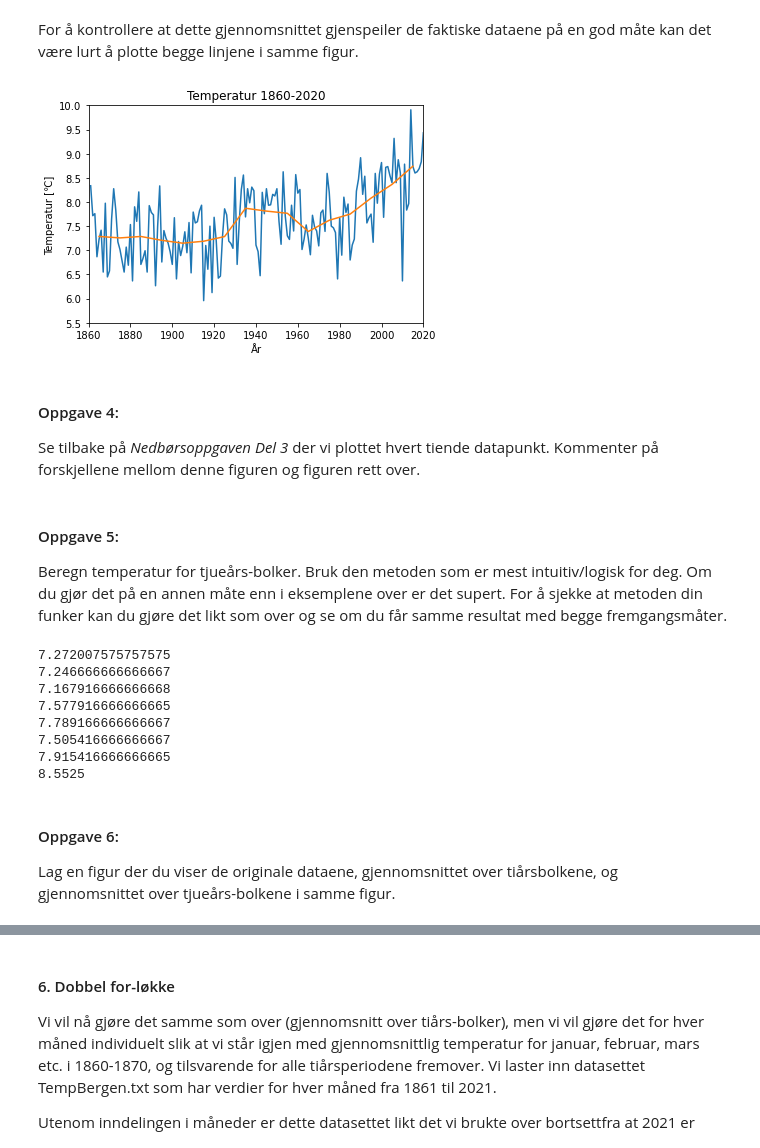
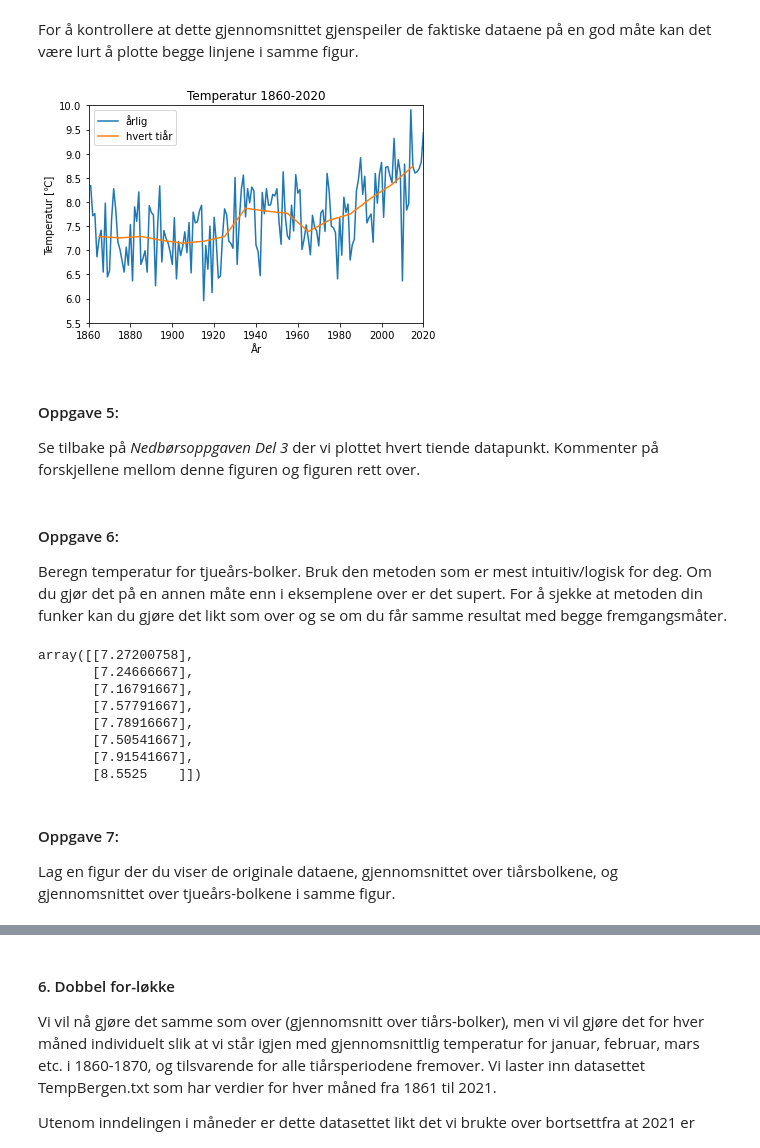
Before and after one commit to irendundas/EkteData, a Jupyter notebook: Nedbørsoppgaven_Del5_Forløkke-Løsningsforslag.ipynb, the cells around one changed output, grey strips where cells are left out. Cells and saved outputs as stored; diff of their text form; code cells hidden in the pictures.

```diff
--- a/Nedbørsoppgaven_Del5_Forløkke-Løsningsforslag.ipynb
+++ b/Nedbørsoppgaven_Del5_Forløkke-Løsningsforslag.ipynb
@@ -272,7 +276,7 @@ test=np.zeros((9,1))
 **Metode 1:**
 Indeksen til `test` er `int(i/10)=0,1,2,...,8` fordi i denne metoden er `i` selve elementene i `ind=0,10,20,...,80`.
 # %%
-for i in ind[:9]: # "i" i ind[:-8] er elementene i "ind" fra starten til
+for i in ind10[:9]: # "i" i ind[:-8] er elementene i "ind" fra starten til
                    # og IKKE med de åtte siste elementene i
                    # "ind": i=0,10,20,...,80
     test[int(i/10)]=np.nanmean(temp[i:i+10])
@@ -294,7 +298,7 @@ array([[7.2869697 ],
 **Metode 2:** Cellen under er en annen for-løkke som gir nøyaktig samme resultat. Denne metoden ligner mer på eksempelet i seksjon 3 der vi ikke skrev resultatene til en variabel.
 # %%
 for i in range(9): # range(9) = fra 0 til og IKKE med 9, i.e., 9 elementer.
-    test[i]=np.nanmean(temp[ind[i]:ind[i+1]])
+    test[i]=np.nanmean(temp[ind10[i]:ind10[i+1]])
     # for e.g., i=0 blir dette temp[ind[0]:ind[1]]=temp[0:10]
 # %%
 test
@@ -313,19 +317,19 @@ array([[7.2869697 ],
 Lag en for-løkke som lagrer gjennomsnittstemperaturen av ikke bare de 9 første, men alle de 16 tiårsperiodene til variablen `meanTemp`.
 # %%
 # Forslag 1
-for i in ind[:16]:
-    meanTemp[int(i/10)]=np.nanmean(temp[i:i+10])
+for i in ind10[:16]:
+    meanTemp10[int(i/10)]=np.nanmean(temp[i:i+10])
 
-print('forslag1:',meanTemp)
+print('forslag1:',meanTemp10)
 
 # Forslag 2
-meanTemp=np.zeros((len(ind)-1,1))
+meanTemp10=np.zeros((len(ind10)-1,1))
 
 for i in range(16): # range(9) = fra 0 til og IKKE med 9, i.e., 9 elementer.
-    meanTemp[i]=np.nanmean(temp[ind[i]:ind[i+1]])
+    meanTemp10[i]=np.nanmean(temp[ind10[i]:ind10[i+1]])
     # for e.g., i=0 blir dette temp[ind[0]:ind[1]]=temp[0:10]
 
-print('forslag2:',meanTemp)
+print('forslag2:',meanTemp10)
 # %% [output]
 forslag1: [[7.2869697 ]
  [7.25704545]
@@ -352,10 +356,10 @@ For å plotte dataene tenger vi en tidsvektor med midtpunktet av hver tiårs-bol
 Vi starter på `tid[4]` og slutter på `tid[-5]` fordi dette er midtpunktene til den første og den siste tiårsperioden.
 # %%
 print(tid[4]), print(tid[-5])
-T=np.arange(tid[4],tid[-5],10)
+T10=np.arange(tid[4],tid[-5],10)
 # For å dobbeltsjekke hvordan np.arange funker, sjekk dokumentasjonen. Her
 # finner du at inputene er (start,stop,step).
-T
+T10
 # %% [output]
 1865.0
 2016.0
@@ -374,21 +378,22 @@ plt.show()
 # %% [markdown]
 For å kontrollere at dette gjennomsnittet gjenspeiler de faktiske dataene på en god måte kan det være lurt å plotte begge linjene i samme figur.
 # %%
-plt.plot(tid,temp) # legg til de originale dataene i bakgrunnen.
-plt.plot(T,meanTemp)
+plt.plot(tid,temp, label='årlig') # legg til de originale dataene i bakgrunnen.
+plt.plot(T10,meanTemp10, label='hvert tiår')
 plt.title('Temperatur 1860-2020')
 plt.xlabel('År')
 plt.ylabel('Temperatur [\u2103]')
 plt.xlim([1860,2020])
 plt.ylim([5.5,10])
+plt.legend()
 plt.show()
 # %% [output]
-[figure, old version]
+[figure, new version]
 # %% [markdown]
-#### Oppgave 4:
+#### Oppgave 5:
 Se tilbake på *Nedbørsoppgaven Del 3* der vi plottet hvert tiende datapunkt. Kommenter på forskjellene mellom denne figuren og figuren rett over.
 # %% [markdown]
-#### Oppgave 5:
+#### Oppgave 6:
 Beregn temperatur for tjueårs-bolker. Bruk den metoden som er mest intuitiv/logisk for deg. Om du gjør det på en annen måte enn i eksemplene over er det supert. For å sjekke at metoden din funker kan du gjøre det likt som over og se om du får samme resultat med begge fremgangsmåter.
 # %%
 start=0
@@ -401,22 +406,25 @@ N=int(T/20)+1 # N må være en integer, altså et heltall. Det holder ikke at
 
 
 
-ind=np.linspace(start,stop,N) # Husk: np.linspace(start,stop,number of values)
-ind # Start- og slutt-indeks til hver av de 16 tiårs-bolkene (0 er start-indeks og 10 er slutt-indeks til den første bolken etc)
+ind20=np.linspace(start,stop,N) # Husk: np.linspace(start,stop,number of values)
+ind20 # Start- og slutt-indeks til hver av de 16 tiårs-bolkene (0 er start-indeks og 10 er slutt-indeks til den første bolken etc)
 
-ind=ind.astype(int) # Husk fra Del 1 om indeksering: indekser MÅ være integers
+ind20=ind20.astype(int) # Husk fra Del 1 om indeksering: indekser MÅ være integers
+meanTemp20=np.zeros((len(ind20)-1,1))
 
-for i in range(len(ind)-1):
-    print(np.nanmean(temp[ind[i]:ind[i+1]]))
+for i in range(len(ind20)-1):
+    meanTemp20[i]=np.nanmean(temp[ind20[i]:ind20[i+1]])
+
+meanTemp20
 # %% [output]
-7.272007575757575
-7.246666666666667
-7.167916666666668
-7.577916666666665
-7.789166666666667
-7.505416666666667
-7.915416666666665
-8.5525
+array([[7.27200758],
+       [7.24666667],
+       [7.16791667],
+       [7.57791667],
+       [7.78916667],
+       [7.50541667],
+       [7.91541667],
+       [8.5525    ]])
 # %% [markdown]
-#### Oppgave 6:
+#### Oppgave 7:
 Lag en figur der du viser de originale dataene, gjennomsnittet over tiårsbolkene, og gjennomsnittet over tjueårs-bolkene i samme figur.
```
Also changed, not shown: parts of 40 cells of this notebook, 1 other file.
